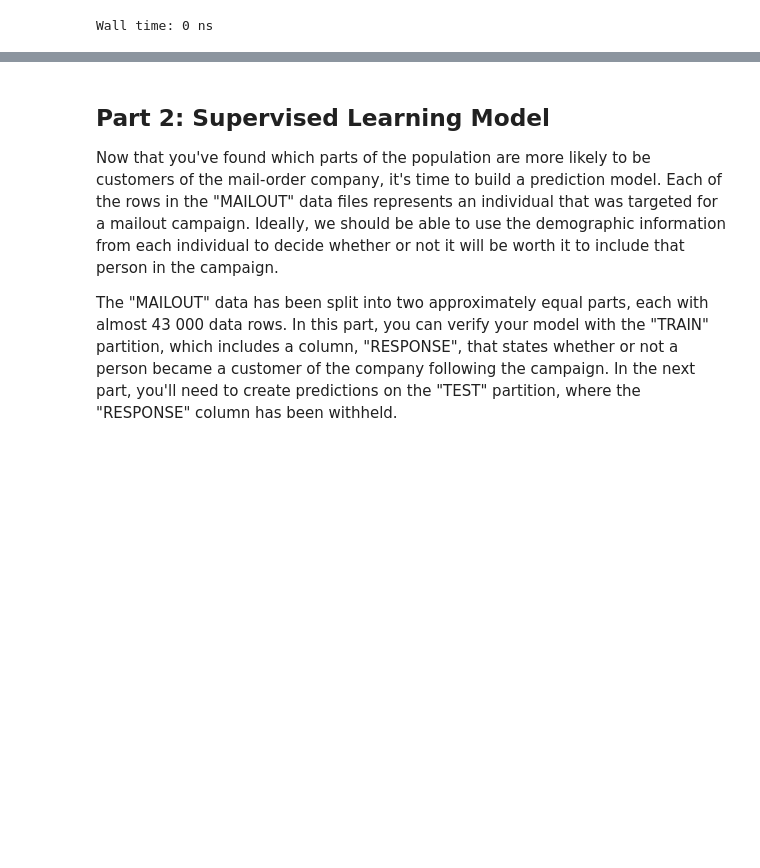
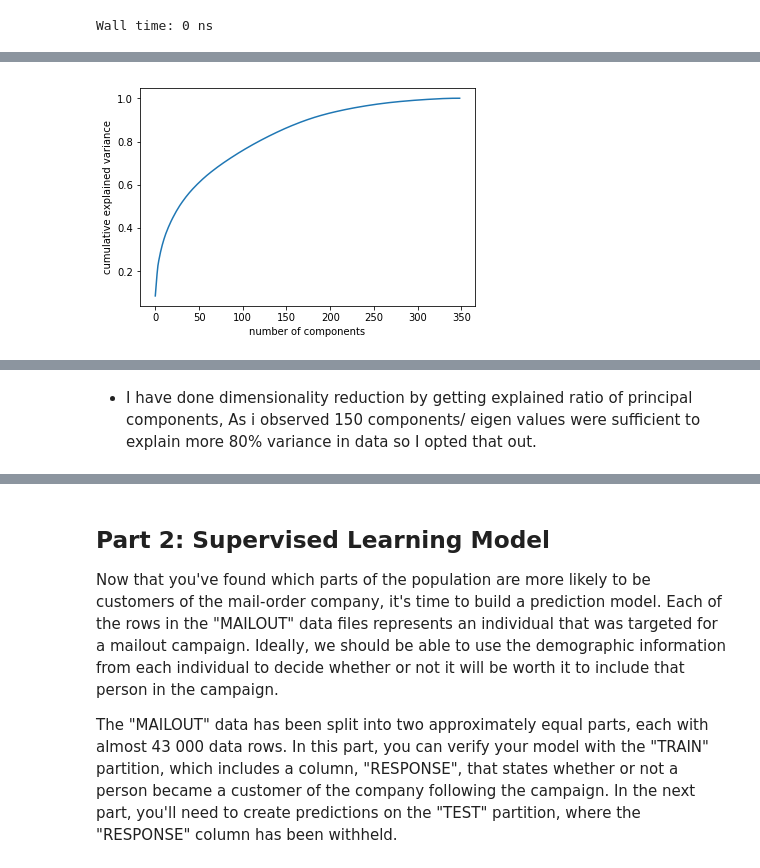
Before and after one commit to xueweiyema/ArvatoProject, a Jupyter notebook: Arvato Project Workbook.ipynb, the cells around one changed output, grey strips where cells are left out. Drawn from its saved outputs; the diff is of its cells as text; code cells hidden in the pictures; blank space fills up the shorter version.

```diff
--- a/Arvato Project Workbook.ipynb
+++ b/Arvato Project Workbook.ipynb
@@ -760,3 +759,0 @@ Wall time: 24.1 s
-# %%
-%%time
-my_azdias_customers[list(categories_attribute)]=my_azdias_customers[list(categories_attribute)].astype('category')
@@ -822,0 +819,7 @@ from sklearn.metrics import silhouette_score
+# %%
+my_azdias_customers_df.fillna(0,inplace=True)
+# %%
+%%time
+scaler = preprocessing.StandardScaler()
+scaled = scaler.fit_transform(my_azdias_customers_df)
+scaled_df=pd.DataFrame(scaled, columns=my_azdias_customers_df.columns)
@@ -823,7 +828,9 @@ from sklearn.metrics import silhouette_score
 # %%
 %%time
-pca = PCA().fit(my_azdias_customers_df)
+pca = PCA().fit(scaled)
 plt.plot(np.cumsum(pca.explained_variance_ratio_))
 plt.xlabel('number of components')
 plt.ylabel('cumulative explained variance')
 plt.show()
+# %% [output]
+[figure, added]
@@ -829,0 +838,2 @@ plt.show()
+# %% [markdown]
+- I have done dimensionality reduction by getting explained ratio of principal components, As i observed 150 components/ eigen values were sufficient to explain more 80% variance in data so I opted that out.
```
Also changed, not shown: parts of 27 cells of this notebook.
